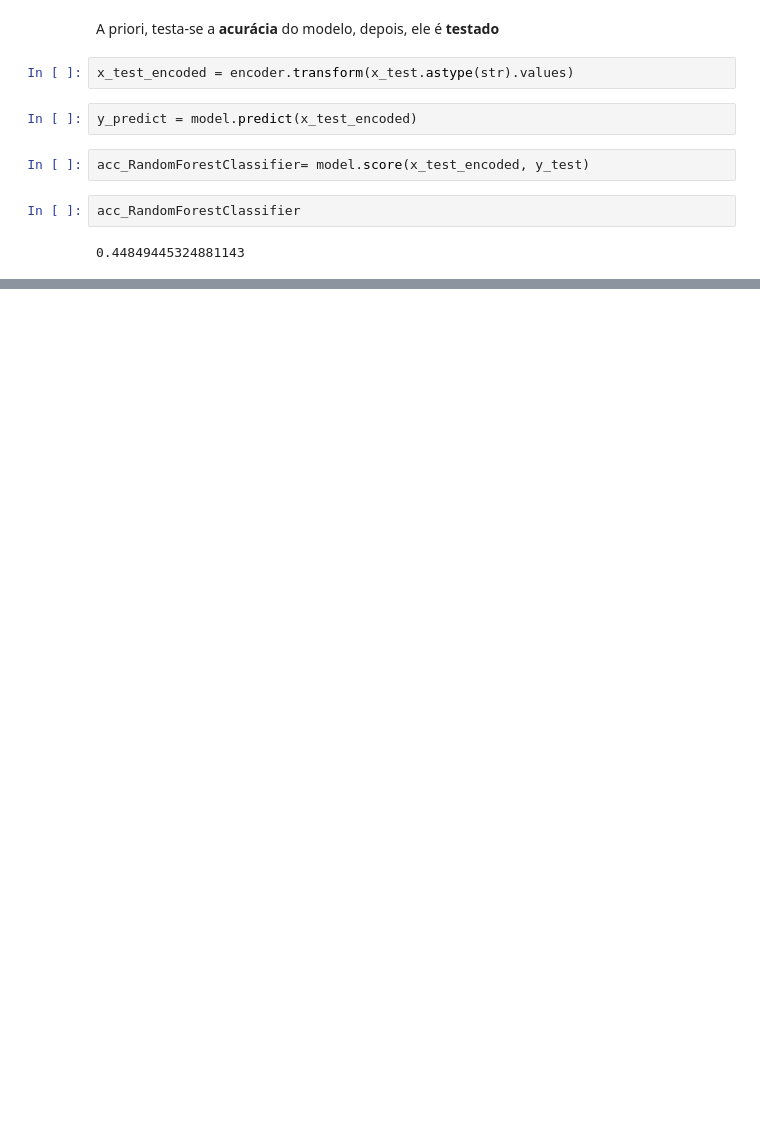
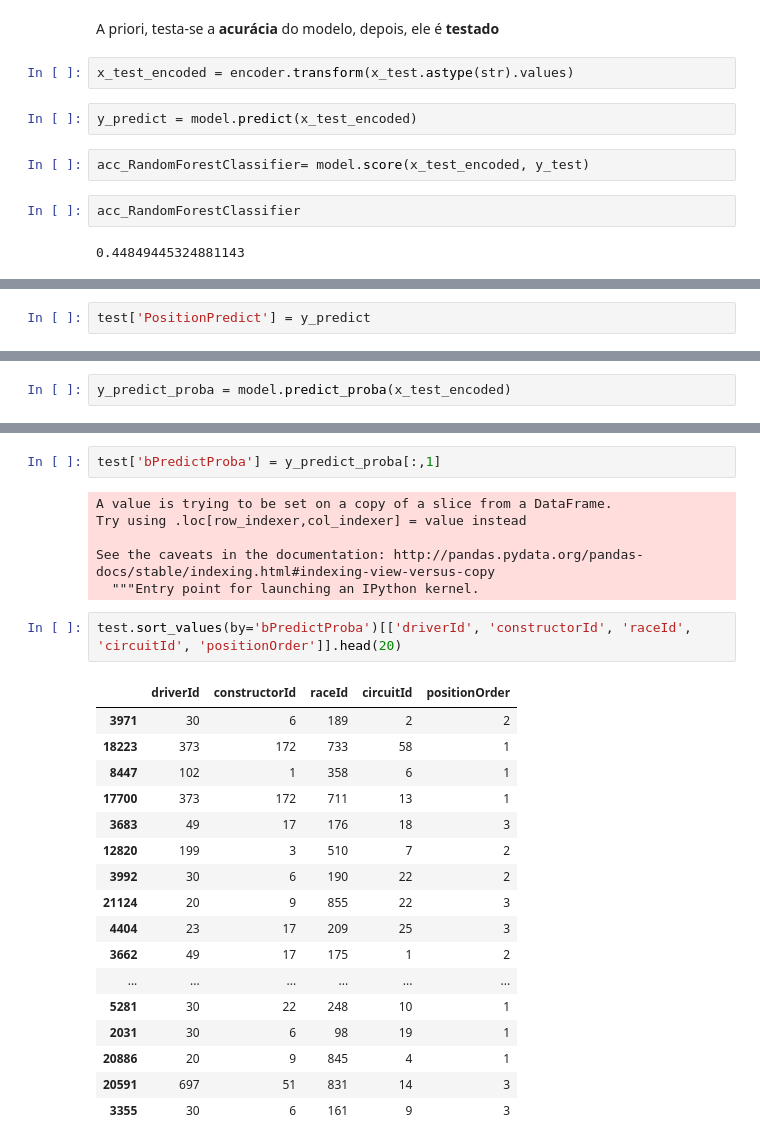
Before and after one commit to Amanda-Carmo/projeto2_cdados, a Jupyter notebook: Projeto 2 DADOS.ipynb, the cells around one changed output, grey strips where cells are left out. Drawn from its saved outputs; the diff is of its cells as text; blank space fills up the shorter version.

Commit message:
colocando predições no data frame

```diff
--- a/Projeto 2 DADOS.ipynb
+++ b/Projeto 2 DADOS.ipynb
@@ -359,0 +362,2 @@ acc_RandomForestClassifier
+# %%
+test['PositionPredict'] = y_predict
@@ -359,0 +370,2 @@ acc_RandomForestClassifier
+# %%
+y_predict_proba = model.predict_proba(x_test_encoded)
@@ -359,0 +382,28 @@ acc_RandomForestClassifier
+# %%
+test['bPredictProba'] = y_predict_proba[:,1]
+# %% [output]
+A value is trying to be set on a copy of a slice from a DataFrame.
+Try using .loc[row_indexer,col_indexer] = value instead
+
+See the caveats in the documentation: http://pandas.pydata.org/pandas-docs/stable/indexing.html#indexing-view-versus-copy
+  """Entry point for launching an IPython kernel.
+# %%
+test.sort_values(by='bPredictProba')[['driverId', 'constructorId', 'raceId', 'circuitId', 'positionOrder']].head(20)
+# %% [output]
+|  | driverId | constructorId | raceId | circuitId | positionOrder |
+| 3971 | 30 | 6 | 189 | 2 | 2 |
+| 18223 | 373 | 172 | 733 | 58 | 1 |
+| 8447 | 102 | 1 | 358 | 6 | 1 |
+| 17700 | 373 | 172 | 711 | 13 | 1 |
+| 3683 | 49 | 17 | 176 | 18 | 3 |
+| 12820 | 199 | 3 | 510 | 7 | 2 |
+| 3992 | 30 | 6 | 190 | 22 | 2 |
+| 21124 | 20 | 9 | 855 | 22 | 3 |
+| 4404 | 23 | 17 | 209 | 25 | 3 |
+| 3662 | 49 | 17 | 175 | 1 | 2 |
+| ... | ... | ... | ... | ... | ... |
+| 5281 | 30 | 22 | 248 | 10 | 1 |
+| 2031 | 30 | 6 | 98 | 19 | 1 |
+| 20886 | 20 | 9 | 845 | 4 | 1 |
+| 20591 | 697 | 51 | 831 | 14 | 3 |
+| 3355 | 30 | 6 | 161 | 9 | 3 |
```
Also changed, not shown: parts of 3 cells of this notebook.
